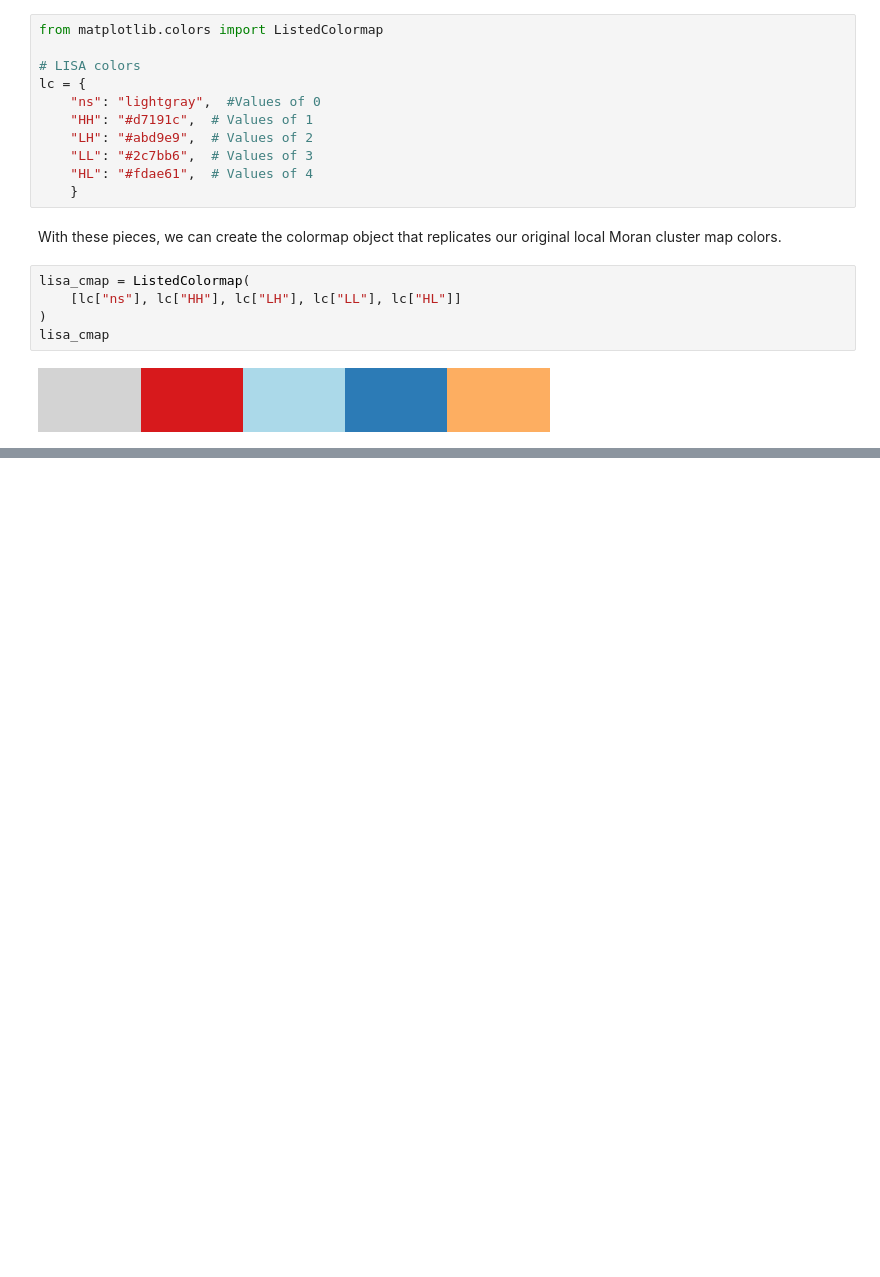
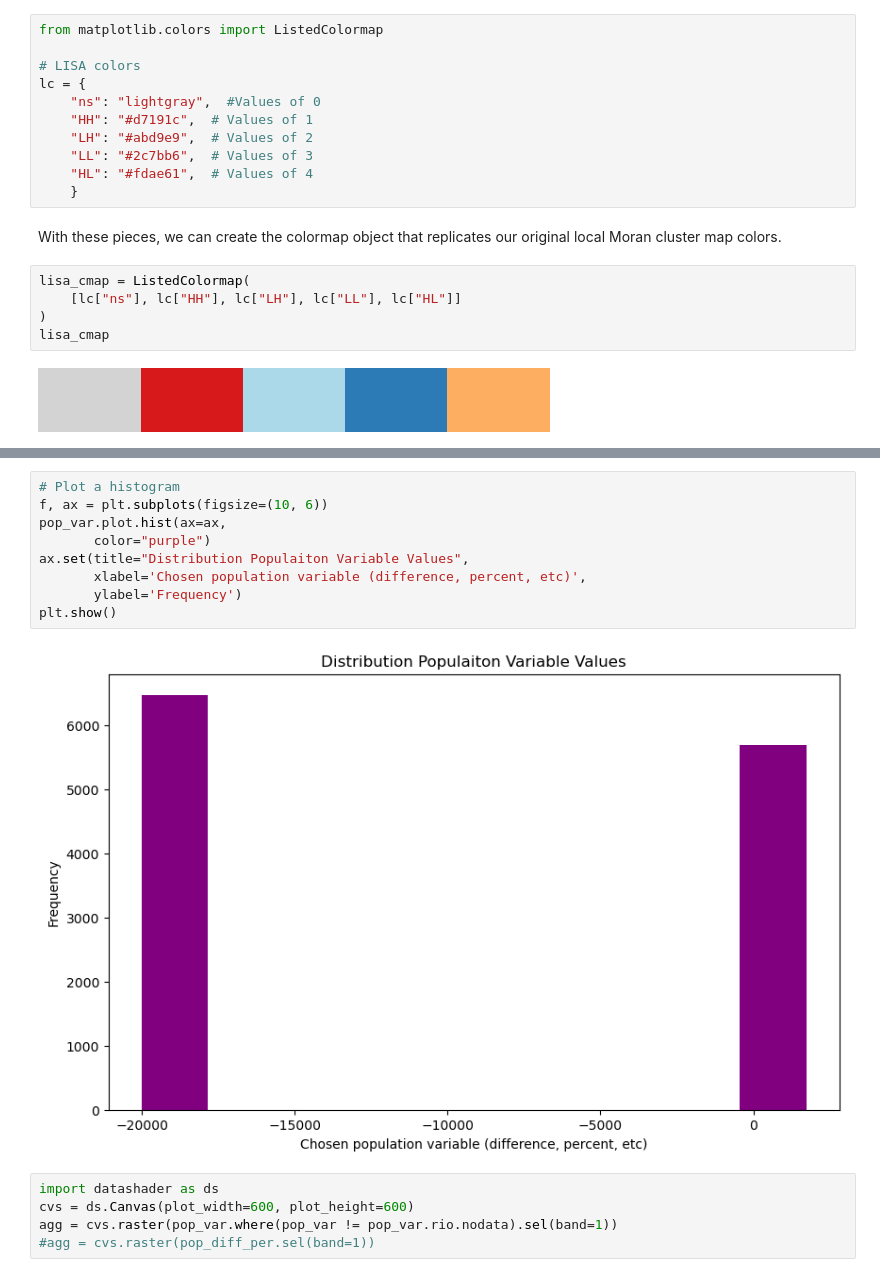
Before and after one commit to Skyehawk/Spatial_stats_examples, a Jupyter notebook: Local_spatial_autocorr_example.ipynb, the cells around one changed output, grey strips where cells are left out. Cells and saved outputs as stored; diff of their text form; blank space fills up the shorter version.

```diff
--- a/Local_spatial_autocorr_example.ipynb
+++ b/Local_spatial_autocorr_example.ipynb
@@ -766,0 +885,16 @@ for i in range(2):
+# %%
+# Plot a histogram
+f, ax = plt.subplots(figsize=(10, 6))
+pop_var.plot.hist(ax=ax,
+       color="purple")
+ax.set(title="Distribution Populaiton Variable Values",
+       xlabel='Chosen population variable (difference, percent, etc)',
+       ylabel='Frequency')
+plt.show()
+# %% [output]
+[figure, added]
+# %%
+import datashader as ds
+cvs = ds.Canvas(plot_width=600, plot_height=600)
+agg = cvs.raster(pop_var.where(pop_var != pop_var.rio.nodata).sel(band=1))
+#agg = cvs.raster(pop_diff_per.sel(band=1))
```
Also changed, not shown: parts of 34 cells of this notebook, 12 other files.
